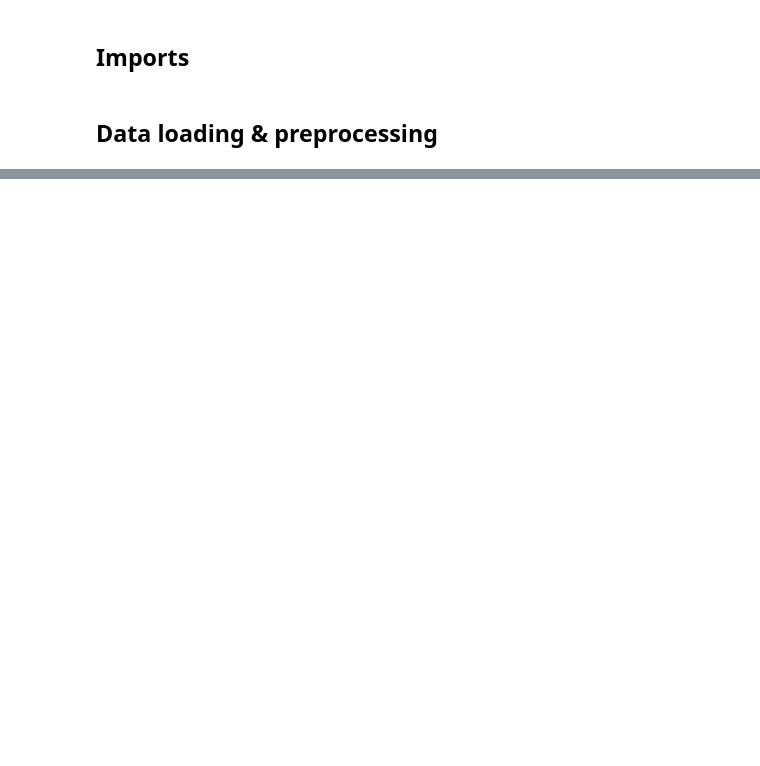
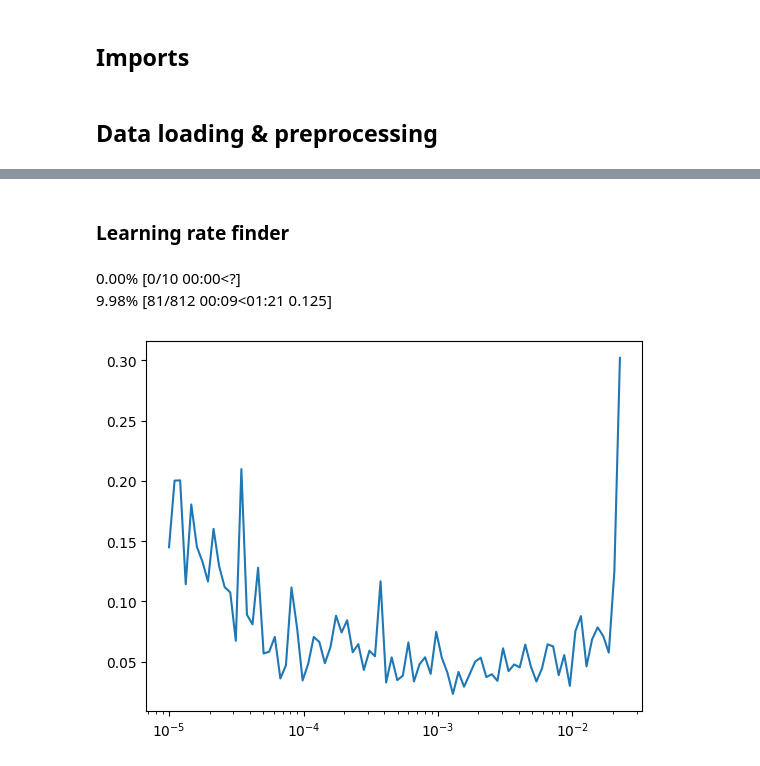
Before and after one commit to franckalbinet/lssm, a Jupyter notebook: nbs/paper/mir-kex.ipynb, the cells around one changed output, grey strips where cells are left out. Cells and saved outputs as stored; diff of their text form; code cells hidden in the pictures; blank space fills up the shorter version.

```diff
--- a/nbs/paper/mir-kex.ipynb
+++ b/nbs/paper/mir-kex.ipynb
@@ -56,3 +98,3 @@ train_ds, valid_ds = [SpectralDataset(X, y, )
 # %%
 # Then PyTorch dataloaders
-dls = get_dls(train_ds, valid_ds, bs=1)
+dls = get_dls(train_ds, valid_ds, bs=64)
@@ -142,0 +316,31 @@ KeyboardInterrupt:
+# %% [markdown]
+### Learning rate finder
+# %%
+model_name = 'resnet18'
+model = timm.create_model(model_name, pretrained=False,
+                          in_chans=1, num_classes=1)
+# %%
+# Define modelling pipeline & Train
+epochs = 3
+lr = 5e-3
+
+metrics = MetricsCB(r2=R2Score())
+
+tmax = epochs * len(dls.train)
+
+gadf = BatchTransformCB(GADFTfm())
+resize = BatchTransformCB(_resizeTfm)
+stats = BatchTransformCB(StatsTfm(model.default_cfg))
+
+cbs = [DeviceCB(), gadf, resize, stats, TrainCB(),
+       metrics, ProgressCB(plot=False)]
+
+learn = Learner(model, dls, nn.HuberLoss(), lr=lr,
+                cbs=cbs, opt_func=optim.AdamW)
+# %%
+# gamma=1.3, max_mult=3, start_lr=1e-5, max_epochs=10
+learn.lr_find(gamma=1.1,start_lr=1e-5, max_mult=10)
+# %% [output]
+0.00% [0/10 00:00<?]
+9.98% [81/812 00:09<01:21 0.125]
+[figure, added]
```
Also changed, not shown: parts of 40 cells of this notebook, 8 other files.
